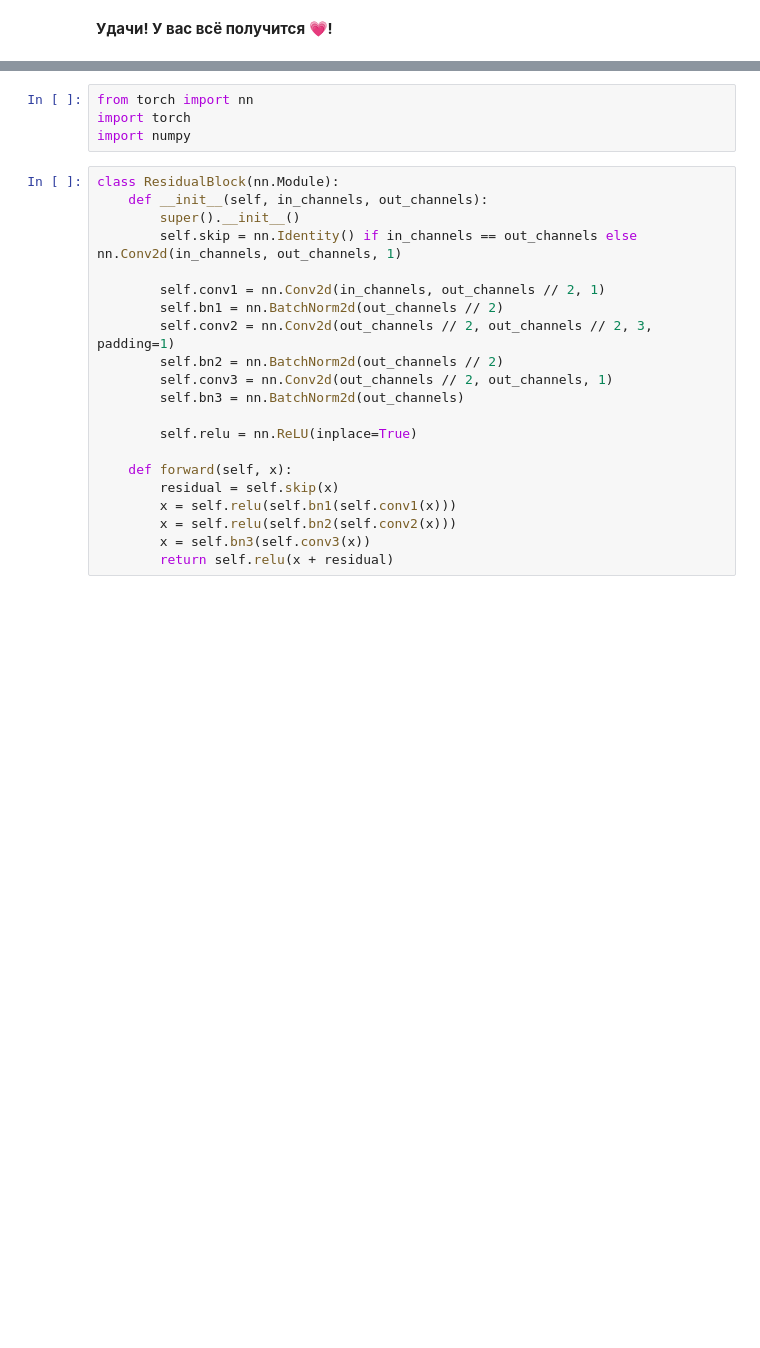
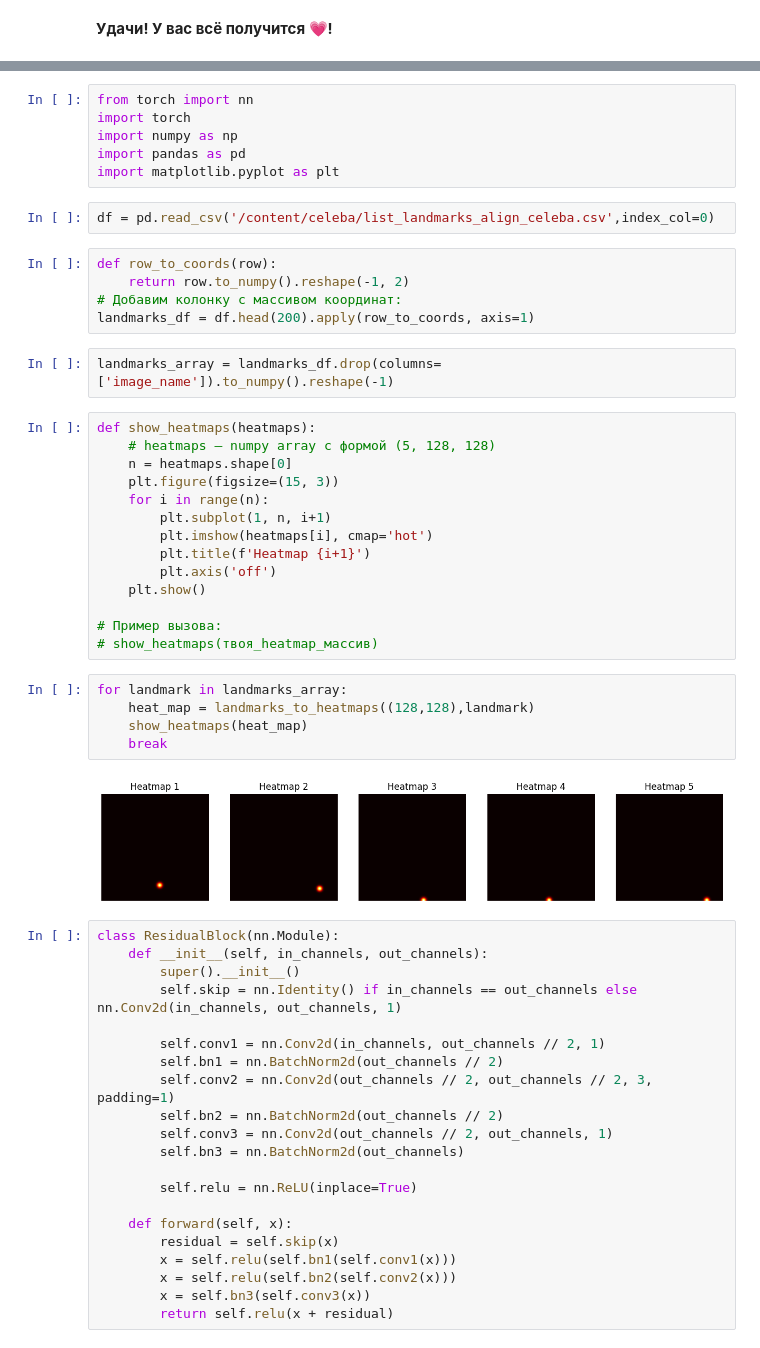
Before and after one commit to kovzanok/dls-final-task, a Jupyter notebook: 1_FaceAlignment.ipynb, the cells around one changed output, grey strips where cells are left out. Drawn from its saved outputs; the diff is of its cells as text; blank space fills up the shorter version.

```diff
--- a/1_FaceAlignment.ipynb
+++ b/1_FaceAlignment.ipynb
@@ -143,7 +167,39 @@ def landmarks_to_heatmaps(image_shape, landmarks, sigma=2):
 # %%
 from torch import nn
 import torch
-import numpy
+import numpy as np
+import pandas as pd
+import matplotlib.pyplot as plt
+# %%
+df = pd.read_csv('/content/celeba/list_landmarks_align_celeba.csv',index_col=0)
+# %%
+def row_to_coords(row):
+    return row.to_numpy().reshape(-1, 2)
+# Добавим колонку с массивом координат:
+landmarks_df = df.head(200).apply(row_to_coords, axis=1)
+# %%
+landmarks_array = landmarks_df.drop(columns=['image_name']).to_numpy().reshape(-1)
+# %%
+def show_heatmaps(heatmaps):
+    # heatmaps — numpy array с формой (5, 128, 128)
+    n = heatmaps.shape[0]
+    plt.figure(figsize=(15, 3))
+    for i in range(n):
+        plt.subplot(1, n, i+1)
+        plt.imshow(heatmaps[i], cmap='hot')
+        plt.title(f'Heatmap {i+1}')
+        plt.axis('off')
+    plt.show()
+
+# Пример вызова:
+# show_heatmaps(твоя_heatmap_массив)
+# %%
+for landmark in landmarks_array:
+    heat_map = landmarks_to_heatmaps((128,128),landmark)
+    show_heatmaps(heat_map)
+    break
+# %% [output]
+[figure, added]
 # %%
 class ResidualBlock(nn.Module):
     def __init__(self, in_channels, out_channels):
```
Also changed, not shown: parts of 8 cells of this notebook.
